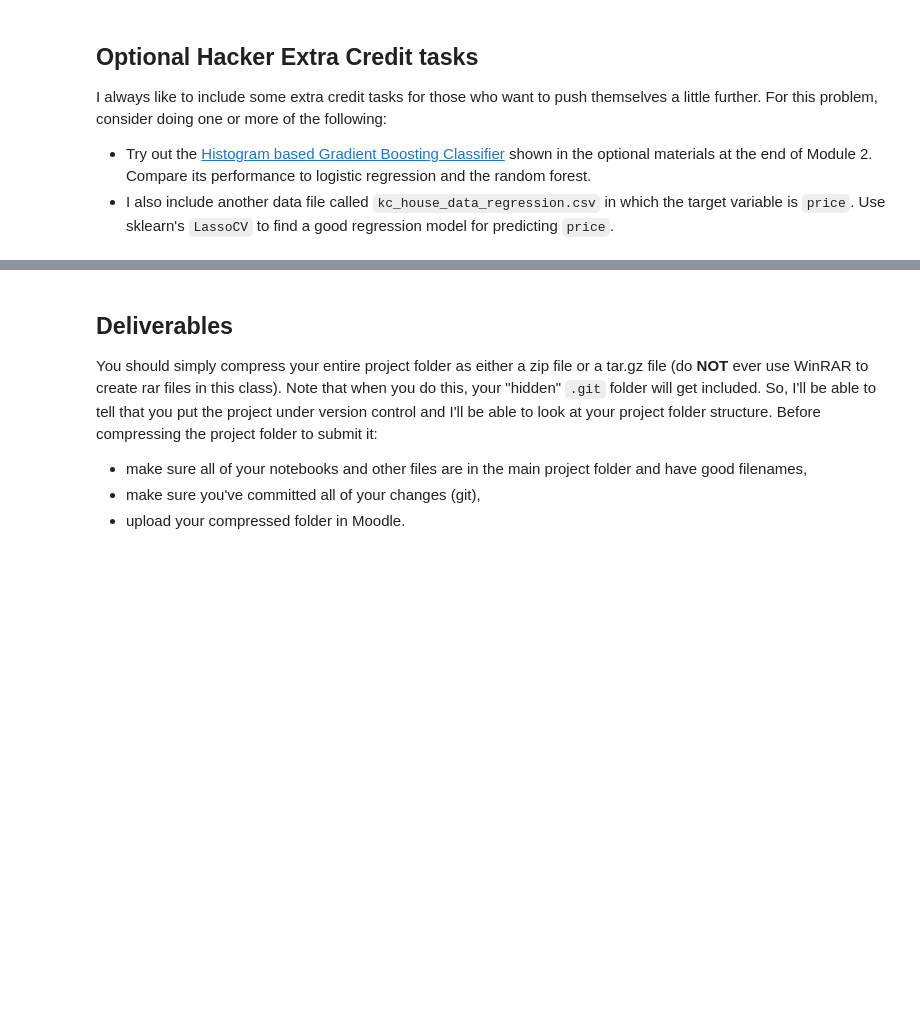
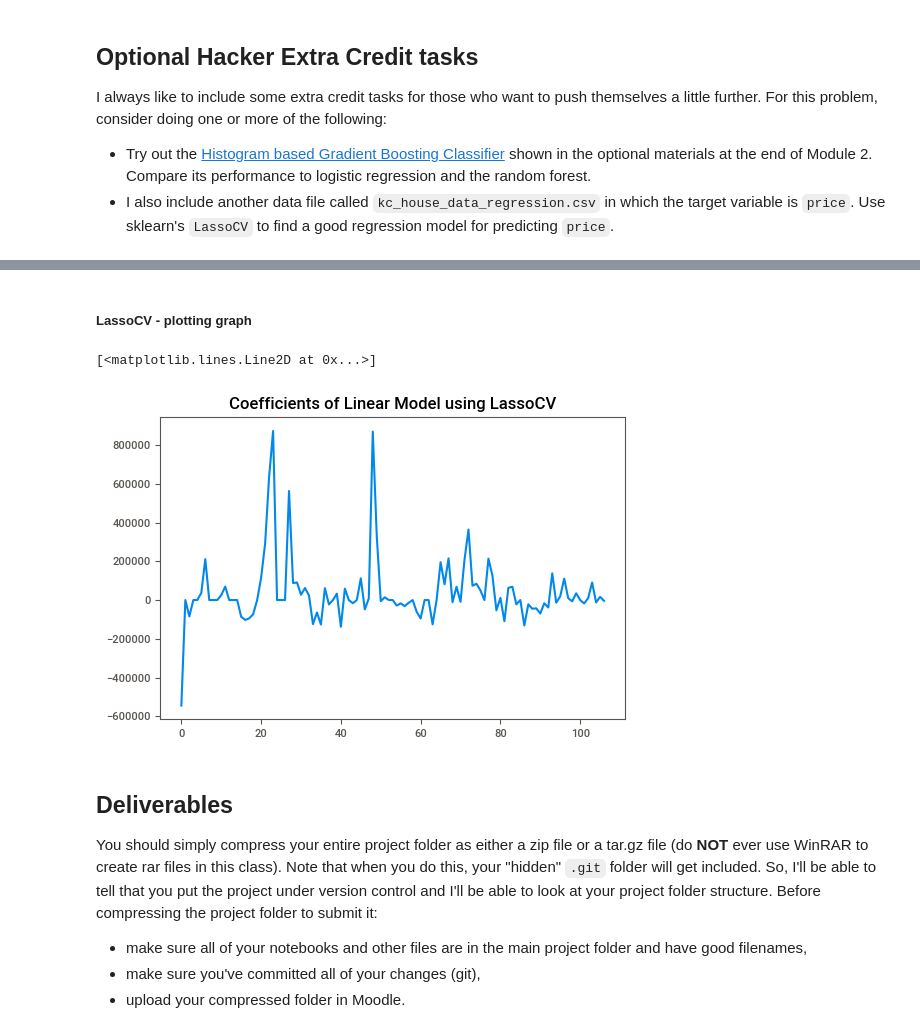
Before and after one commit to dimasmoosa/HW1_KC_HouseSales, a Jupyter notebook: aap_hw1_s22_sklearn.ipynb, the cells around one changed output, grey strips where cells are left out. Saved outputs shown, nothing was run; the diff lists cells and outputs as text; code cells hidden in the pictures; blank space fills up the shorter version.

Commit message:
finished LassoCV optional task

```diff
--- a/aap_hw1_s22_sklearn.ipynb
+++ b/aap_hw1_s22_sklearn.ipynb
@@ -1110,0 +1115,11 @@ I always like to include some extra credit tasks for those who want to push them
+# %%
+# creating new data sets for use by our pipeline
+
+# features set
+X_reg = housing_reg_df.iloc[:, 0:18]
+
+# target variable set
+y_reg = housing_reg_df.iloc[:, 18]
+
+# using sklearn.model_selection library's train_test_split function to create training data and testing data for X and y
+X_train_reg, X_test_reg, y_train_reg, y_test_reg = train_test_split(X_reg, y_reg, test_size=0.2, random_state=73)
@@ -1110,0 +1170,29 @@ I always like to include some extra credit tasks for those who want to push them
+# %%
+# getting column names
+cols_to_keep_reg = housing_reg_df.columns.to_list()
+
+# arrays of column names we will be using later to select columns
+categorical_cols_reg = ['waterfront', 'view', 'condition', 'grade', 'zipcode']
+numerical_cols_reg = [col for col in cols_to_keep_reg if col not in categorical_cols and col != 'price']
+
+# getting our preprocessor objects for numerical scaling and categorical encoding ready
+categorical_transformer_reg = OneHotEncoder(handle_unknown='ignore')
+numeric_transformer_reg = StandardScaler()
+
+# creating our column transformer object to manipulate the columns we prepared our arrays of column names for
+preprocessor_reg = ColumnTransformer(
+    transformers=[
+        ('cat_reg', categorical_transformer_reg, categorical_cols_reg),
+        ('num_reg', numeric_transformer_reg, numerical_cols_reg)
+    ])
+
+# creating the model using inputs from example on Sci-Kit learn website. Random state for reporoducibility, cv = 5 because why not
+linear_model = LassoCV(cv=5, random_state=0)
+
+# Append linear regression model to preprocessing pipeline
+pipeline_linear_model = Pipeline(steps=[('preprocessor_reg', preprocessor_reg),
+                      ('classifier_reg', linear_model)])
+
+
+# fit the model on training data
+pipeline_linear_model.fit(X_train_reg, y_train_reg)
@@ -1111,3 +1255,11 @@ I always like to include some extra credit tasks for those who want to push them
+# %% [markdown]
+##### LassoCV - plotting graph
+# %%
+plt.title("Coefficients of Linear Model using LassoCV")
+plt.plot(pipeline_linear_model.steps[1][1].coef_)
+# %% [output]
+[<matplotlib.lines.Line2D at 0x...>]
+[figure, added]
 # %% [markdown]
 ## Deliverables
 You should simply compress your entire project folder as either a zip file or a tar.gz file (do **NOT** ever use WinRAR to create rar files in this class). Note that when you do this, your "hidden" `.git` folder will get included. So, I'll be able to tell that you put the project under version control and I'll be able to look at your project folder structure. Before compressing the project folder to submit it:
```
Also changed, not shown: parts of 14 cells of this notebook.
